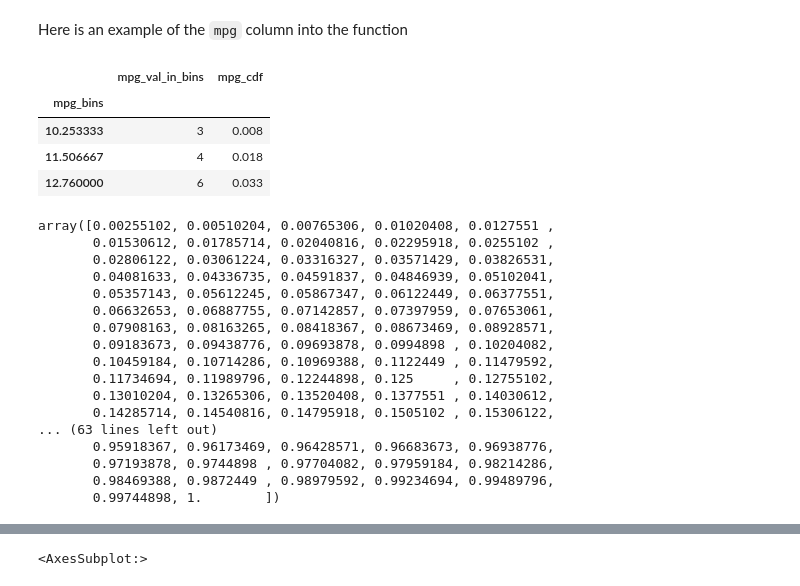
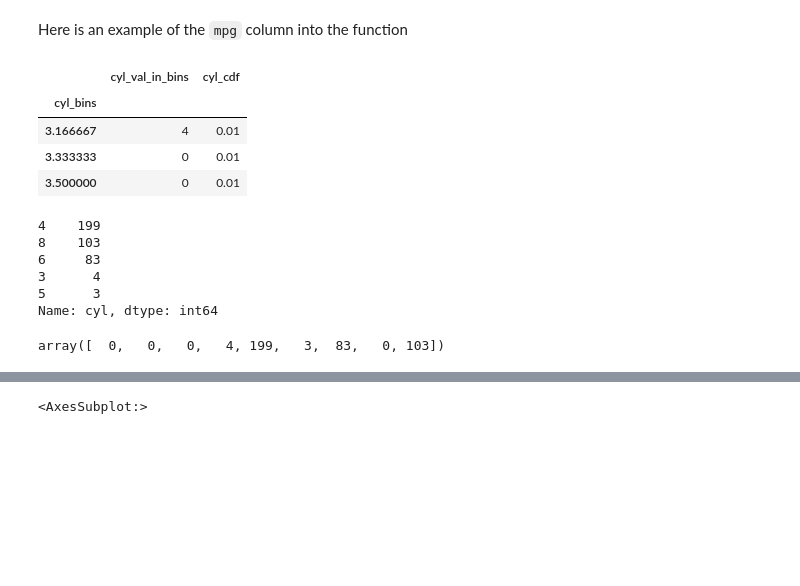
Before and after one commit to sephib/sephib.github.io, a Jupyter notebook: content/cdf_histogram_bokeh.ipynb, the cells around one changed output, grey strips where cells are left out. Drawn from its saved outputs; the diff is of its cells as text; code cells hidden in the pictures; blank space fills up the shorter version.

```diff
--- a/content/cdf_histogram_bokeh.ipynb
+++ b/content/cdf_histogram_bokeh.ipynb
@@ -40,51 +40,44 @@ autompg.head(3)
 In order to analyse the distribution we need to process the data.
 Although we can use [pd.cut](https://pandas.pydata.org/pandas-docs/stable/reference/api/pandas.cut.html) to create the histogram values, we are going to use  [numpy histogram](https://numpy.org/doc/stable/reference/generated/numpy.histogram.html) (which IMHO is simpler).  Once we have the `histogram` values we can create the `CDF` values.
 # %%
-def create_hist_cdf(df: pd.DataFrame, col: str, bins=10) -> pd.DataFrame:
+def create_hist_cdf_for_col(df: pd.DataFrame, column_name: str, bins=10) -> pd.DataFrame:
     # create historgram for column
-    np_hist_values, np_bins = np.histogram(df[col], bins=bins)
+    np_hist_values, np_bins = np.histogram(df[column_name], bins=bins)
     # create the values for the cdf
     cdf = (np_hist_values.cumsum() / np_hist_values.sum()).round(3)
     # create a dataframe with the values to plot
     df = pd.DataFrame(
         data=list(zip(np_hist_values, cdf)),
         index=np_bins[1:],
-        columns=[f"{col}_val_in_bins", f"{col}_cdf"],
+        columns=[f"{column_name}_val_in_bins", f"{column_name}_cdf"],
     )
-    df.index.name = f"{col}_bins"
+    df.index.name = f"{column_name}_bins"
     return df
 # %% [markdown]
 Here is an example of the `mpg` column into the function
 # %%
-df = create_hist_cdf(autompg, "mpg", bins=30)
+df = create_hist_cdf_for_col(autompg, "cyl", bins=30)
 df.head(3)
 # %% [output]
-|  | mpg_val_in_bins | mpg_cdf |
-| mpg_bins |  |  |
-| 10.253333 | 3 | 0.008 |
-| 11.506667 | 4 | 0.018 |
-| 12.760000 | 6 | 0.033 |
+|  | cyl_val_in_bins | cyl_cdf |
+| cyl_bins |  |  |
+| 3.166667 | 4 | 0.01 |
+| 3.333333 | 0 | 0.01 |
+| 3.500000 | 0 | 0.01 |
+# %%
+autompg["cyl"].value_counts()
+# %% [output]
+4    199
+8    103
+6     83
+3      4
+5      3
+Name: cyl, dtype: int64
 # %%
-x, y = np.sort(autompg["mpg"]), np.arange(1, len(autompg)+1) / len(autompg)
-y
+x, y = np.sort(autompg["cyl"]), np.arange(1, len(autompg)+1) / len(autompg)
+np.bincount(x)
 # %% [output]
-array([0.00255102, 0.00510204, 0.00765306, 0.01020408, 0.0127551 ,
-       0.01530612, 0.01785714, 0.02040816, 0.02295918, 0.0255102 ,
-       0.02806122, 0.03061224, 0.03316327, 0.03571429, 0.03826531,
-       0.04081633, 0.04336735, 0.04591837, 0.04846939, 0.05102041,
-       0.05357143, 0.05612245, 0.05867347, 0.06122449, 0.06377551,
-       0.06632653, 0.06887755, 0.07142857, 0.07397959, 0.07653061,
-       0.07908163, 0.08163265, 0.08418367, 0.08673469, 0.08928571,
-       0.09183673, 0.09438776, 0.09693878, 0.0994898 , 0.10204082,
-       0.10459184, 0.10714286, 0.10969388, 0.1122449 , 0.11479592,
-       0.11734694, 0.11989796, 0.12244898, 0.125     , 0.12755102,
-       0.13010204, 0.13265306, 0.13520408, 0.1377551 , 0.14030612,
-       0.14285714, 0.14540816, 0.14795918, 0.1505102 , 0.15306122,
-... (63 lines left out)
-       0.95918367, 0.96173469, 0.96428571, 0.96683673, 0.96938776,
-       0.97193878, 0.9744898 , 0.97704082, 0.97959184, 0.98214286,
-       0.98469388, 0.9872449 , 0.98979592, 0.99234694, 0.99489796,
-       0.99744898, 1.        ])
+array([  0,   0,   0,   4, 199,   3,  83,   0, 103])
 # %%
 def ecdf(df, column_name, **kwargs):
     assert df[column_name].dtype in [int, float]
```
Also changed, not shown: parts of 6 cells of this notebook, 1 other file.
